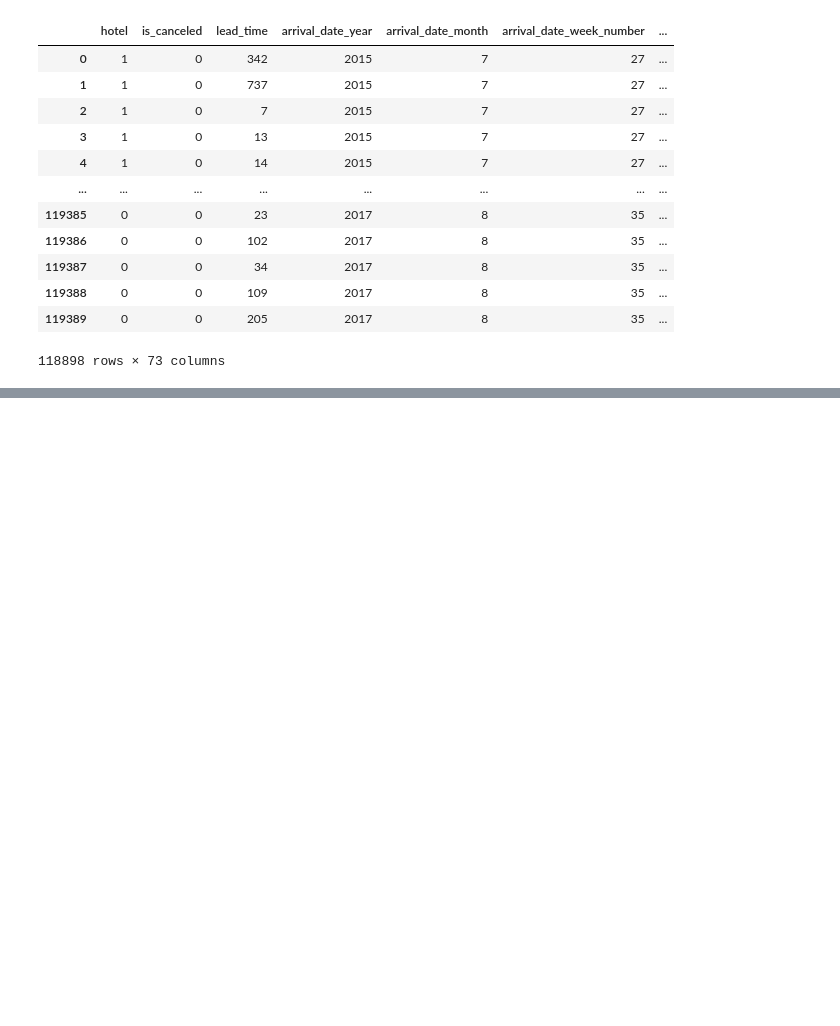
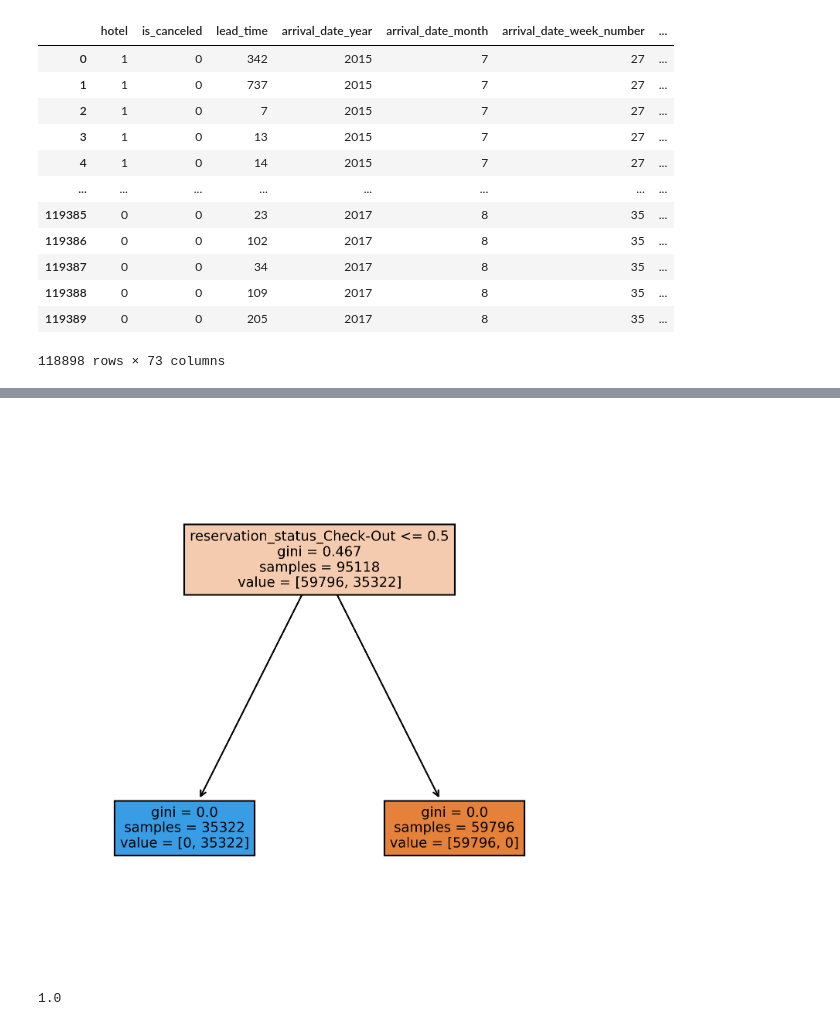
Before and after one commit to rkathro/3162-Final-Project, a Jupyter notebook: Final Project Code.ipynb, the cells around one changed output, grey strips where cells are left out. Saved outputs shown, nothing was run; the diff lists cells and outputs as text; code cells hidden in the pictures; blank space fills up the shorter version.

```diff
--- a/Final Project Code.ipynb
+++ b/Final Project Code.ipynb
@@ -134,0 +175,2 @@ df
+# %%
+Y = df['is_canceled']
@@ -134,0 +212,2 @@ df
+# %%
+X_train, X_test, Y_train, Y_test = train_test_split(X,Y, test_size = 0.2,stratify=Y, random_state = 0)
@@ -134,0 +331,6 @@ df
+# %%
+fig, axes = plt.subplots(nrows = 1,ncols = 1, figsize = (6,6), dpi=300)
+tree.plot_tree(clf, max_depth = 5, feature_names = X.columns.tolist(), filled=True)
+plt.show()
+# %% [output]
+[figure, added]
@@ -134,0 +339,4 @@ df
+# %%
+accuracy_score(Y_test, predicted)
+# %% [output]
+1.0
```
Also changed, not shown: parts of 41 cells of this notebook.
